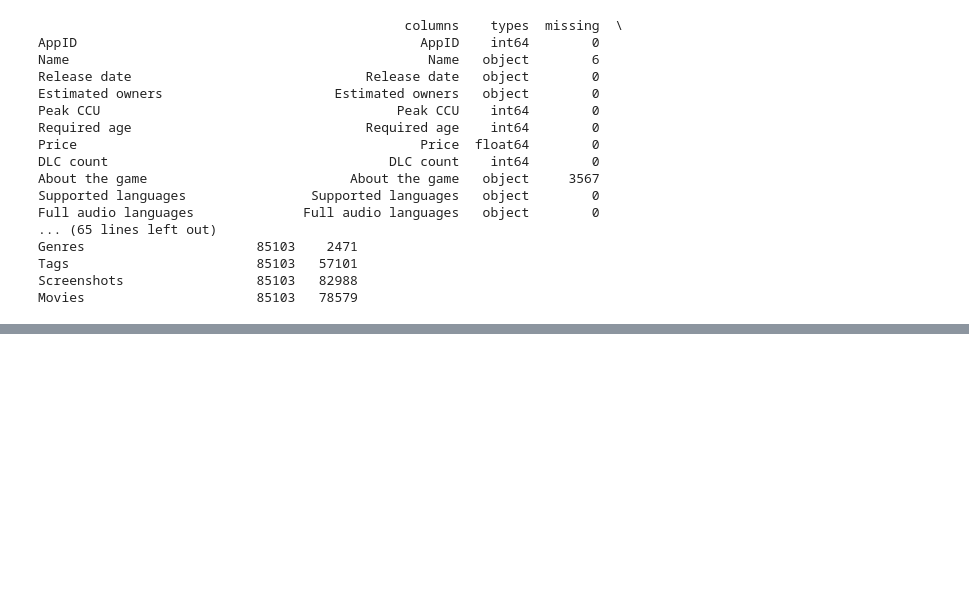
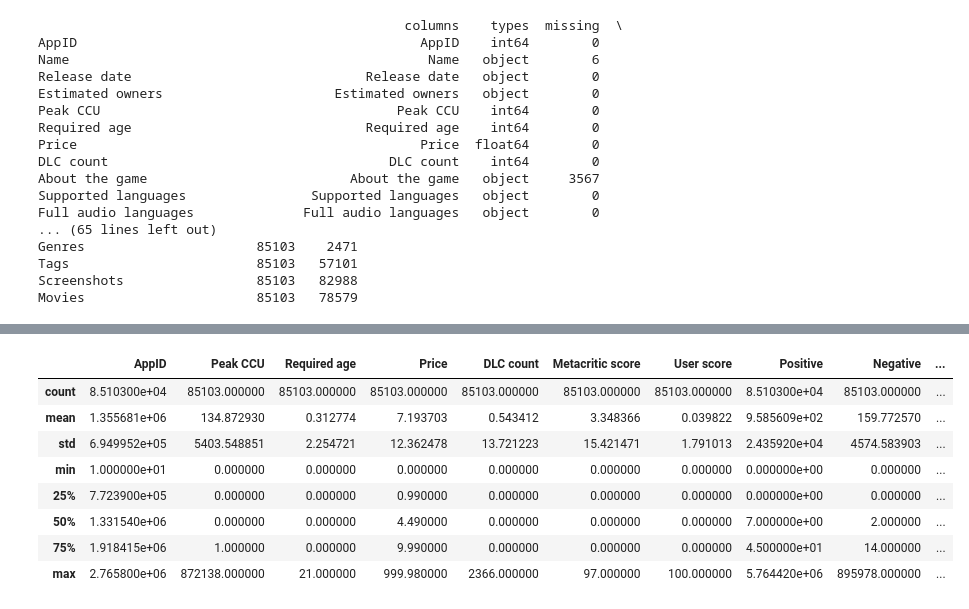
Before and after one commit to SamuelEscalante/SteamGames_Repository, a Jupyter notebook: EDA/raw_eda.ipynb, the cells around one changed output, grey strips where cells are left out. Saved outputs shown, nothing was run; the diff lists cells and outputs as text; code cells hidden in the pictures; blank space fills up the shorter version.

```diff
--- a/EDA/raw_eda.ipynb
+++ b/EDA/raw_eda.ipynb
@@ -84,0 +92,12 @@ plt.show()
+# %%
+games.describe()
+# %% [output]
+|  | AppID | Peak CCU | Required age | Price | DLC count | Metacritic score | User score | Positive | Negative | ... |
+| count | 8.510300e+04 | 85103.000000 | 85103.000000 | 85103.000000 | 85103.000000 | 85103.000000 | 85103.000000 | 8.510300e+04 | 85103.000000 | ... |
+| mean | 1.355681e+06 | 134.872930 | 0.312774 | 7.193703 | 0.543412 | 3.348366 | 0.039822 | 9.585609e+02 | 159.772570 | ... |
+| std | 6.949952e+05 | 5403.548851 | 2.254721 | 12.362478 | 13.721223 | 15.421471 | 1.791013 | 2.435920e+04 | 4574.583903 | ... |
+| min | 1.000000e+01 | 0.000000 | 0.000000 | 0.000000 | 0.000000 | 0.000000 | 0.000000 | 0.000000e+00 | 0.000000 | ... |
+| 25% | 7.723900e+05 | 0.000000 | 0.000000 | 0.990000 | 0.000000 | 0.000000 | 0.000000 | 0.000000e+00 | 0.000000 | ... |
+| 50% | 1.331540e+06 | 0.000000 | 0.000000 | 4.490000 | 0.000000 | 0.000000 | 0.000000 | 7.000000e+00 | 2.000000 | ... |
+| 75% | 1.918415e+06 | 1.000000 | 0.000000 | 9.990000 | 0.000000 | 0.000000 | 0.000000 | 4.500000e+01 | 14.000000 | ... |
+| max | 2.765800e+06 | 872138.000000 | 21.000000 | 999.980000 | 2366.000000 | 97.000000 | 100.000000 | 5.764420e+06 | 895978.000000 | ... |
```
Also changed, not shown: parts of 5 cells of this notebook.
